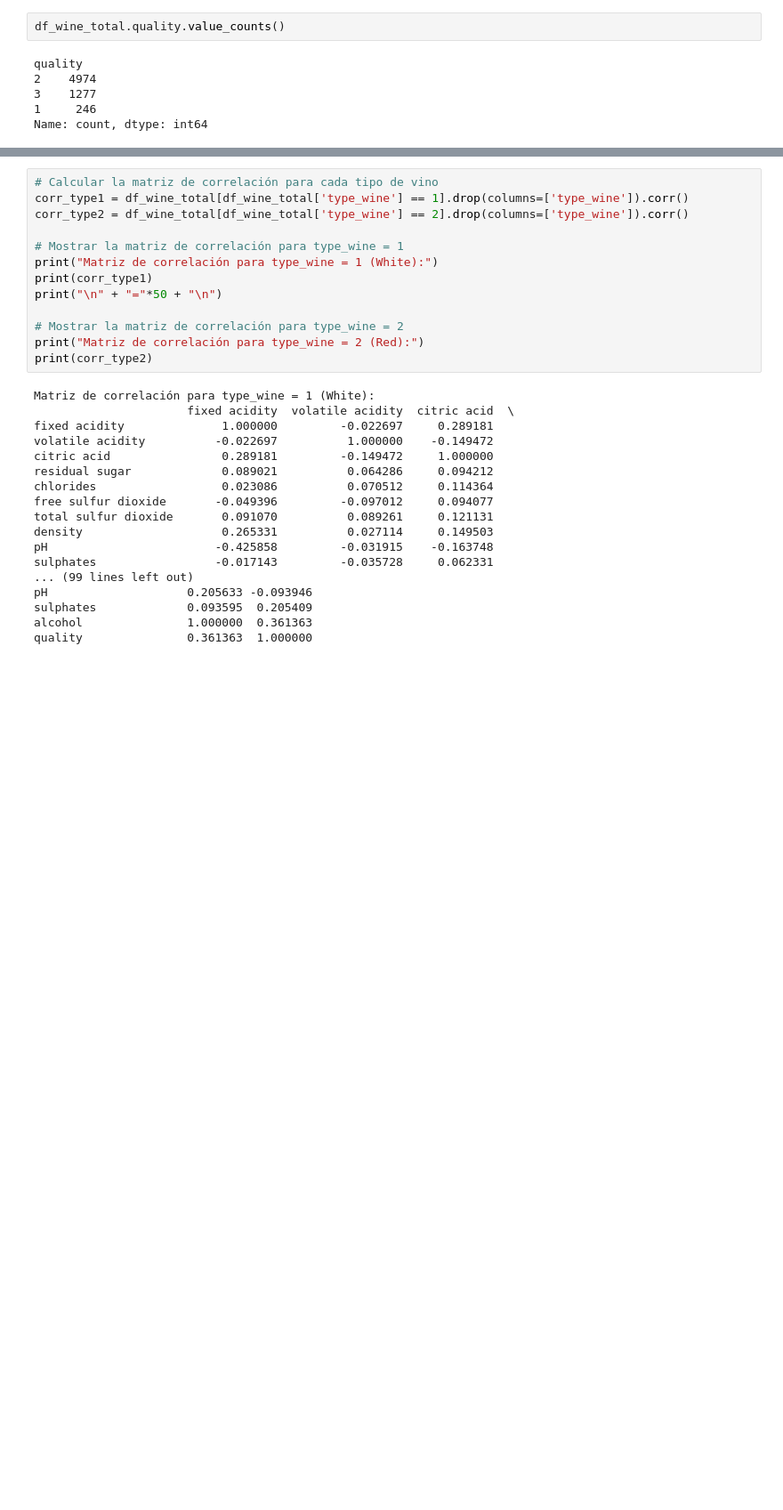
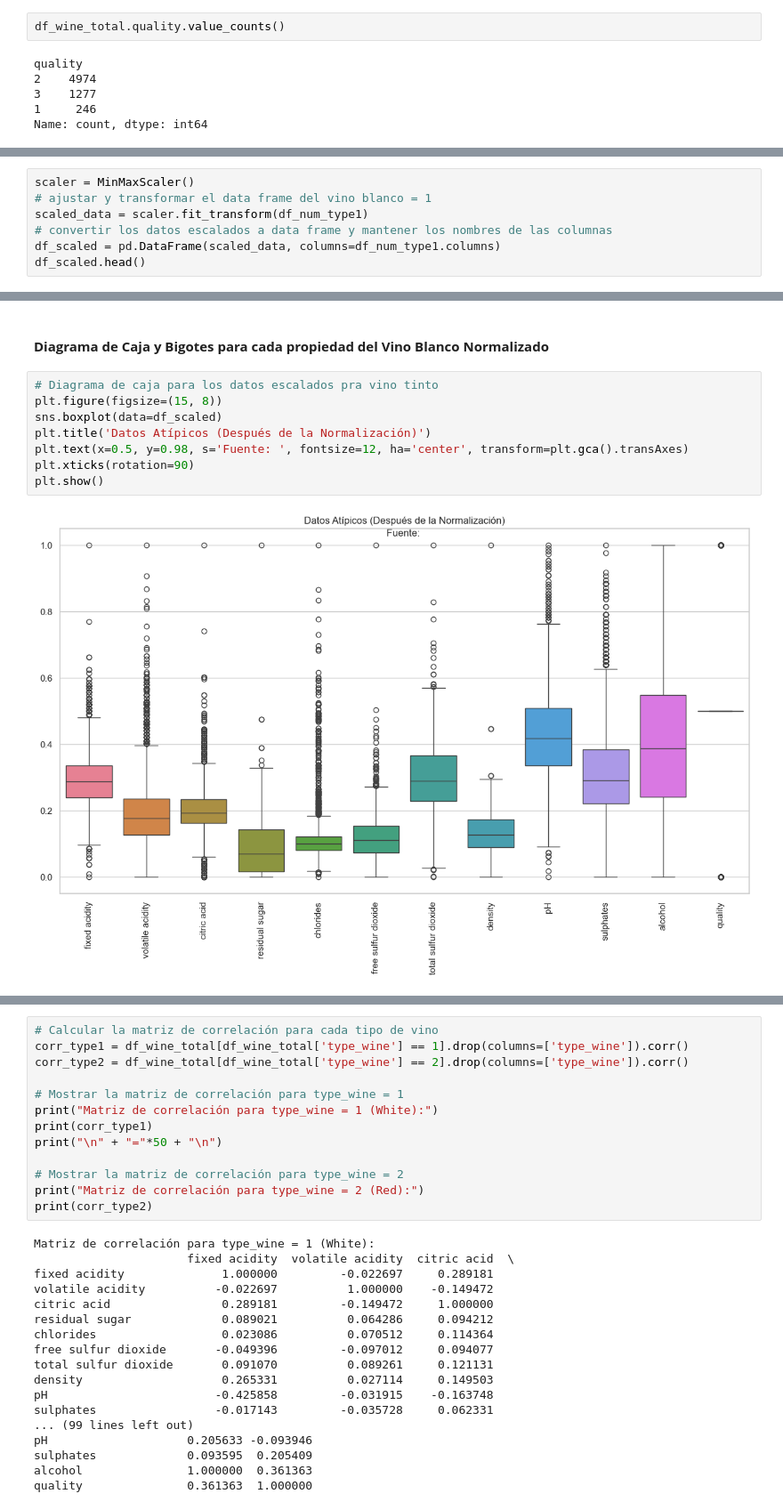
Before and after one commit to ccjaviers777/actividad_2_ml, a Jupyter notebook: Cuadernos/entrega2_v2.ipynb, the cells around one changed output, grey strips where cells are left out. Shown at 89% size. Cells and saved outputs as stored; diff of their text form; blank space fills up the shorter version.

```diff
--- a/Cuadernos/entrega2_v2.ipynb
+++ b/Cuadernos/entrega2_v2.ipynb
@@ -449,0 +646,7 @@ plt.show()
+# %%
+scaler = MinMaxScaler()
+# ajustar y transformar el data frame del vino blanco = 1
+scaled_data = scaler.fit_transform(df_num_type1)
+# convertir los datos escalados a data frame y mantener los nombres de las columnas
+df_scaled = pd.DataFrame(scaled_data, columns=df_num_type1.columns)
+df_scaled.head()
@@ -449,0 +675,12 @@ plt.show()
+# %% [markdown]
+#### **Diagrama de Caja y Bigotes para cada propiedad del Vino Blanco Normalizado**
+# %%
+# Diagrama de caja para los datos escalados pra vino tinto
+plt.figure(figsize=(15, 8))
+sns.boxplot(data=df_scaled)
+plt.title('Datos Atípicos (Después de la Normalización)')
+plt.text(x=0.5, y=0.98, s='Fuente: ', fontsize=12, ha='center', transform=plt.gca().transAxes)
+plt.xticks(rotation=90)
+plt.show()
+# %% [output]
+[figure, added]
```
Also changed, not shown: parts of 131 cells of this notebook, 1 other file.
